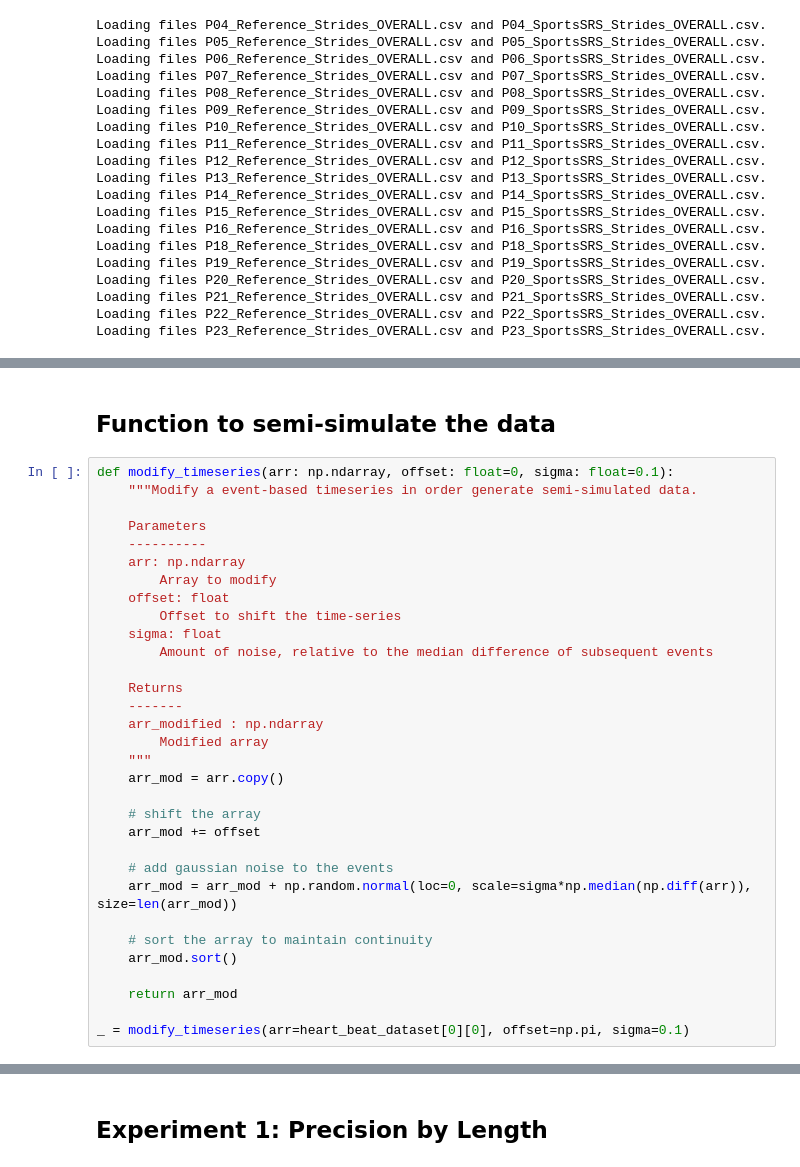
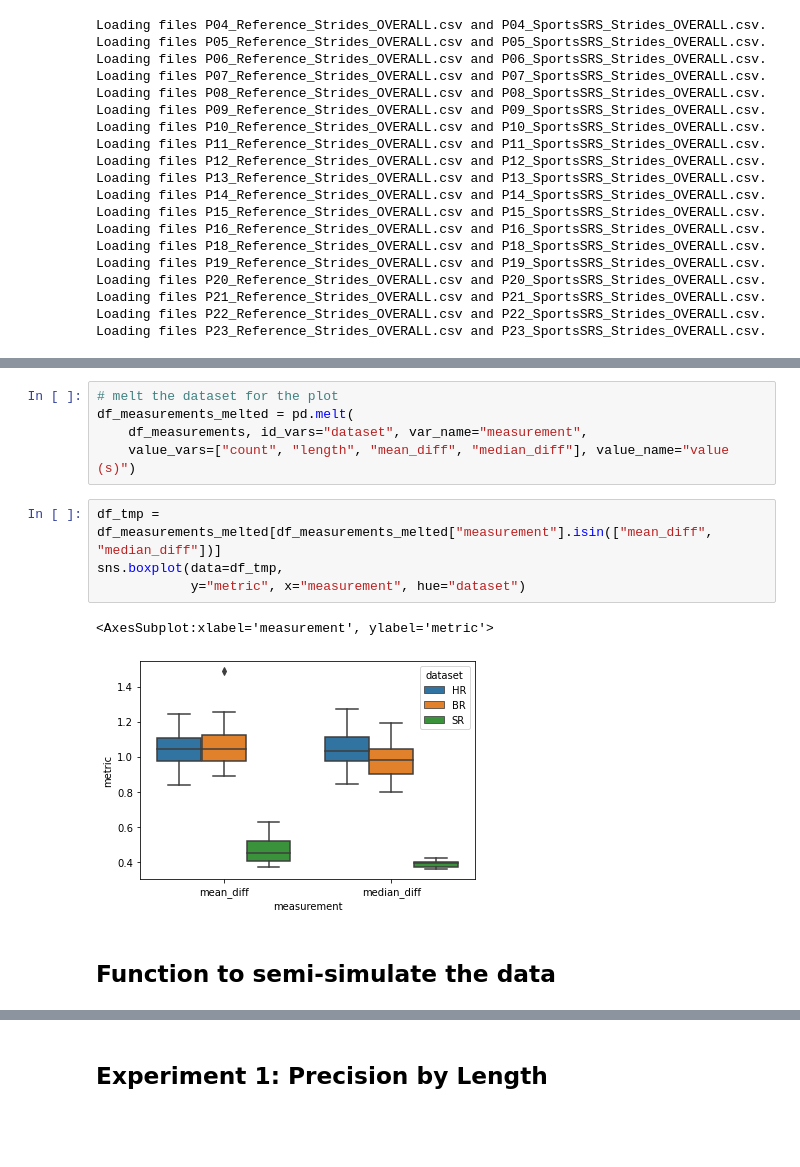
Before and after one commit to iot-salzburg/nearest-advocate, a Jupyter notebook: experiments/method_comparision_semisimulated.ipynb, the cells around one changed output, grey strips where cells are left out. Cells and saved outputs as stored; diff of their text form; blank space fills up the shorter version.

```diff
--- a/experiments/method_comparision_semisimulated.ipynb
+++ b/experiments/method_comparision_semisimulated.ipynb
@@ -270,34 +297,14 @@ Loading files P23_Reference_Strides_OVERALL.csv and P23_SportsSRS_Strides_OVERAL
+# %%
+# melt the dataset for the plot
+df_measurements_melted = pd.melt(
+    df_measurements, id_vars="dataset", var_name="measurement",
+    value_vars=["count", "length", "mean_diff", "median_diff"], value_name="value (s)")
+# %%
+df_tmp = df_measurements_melted[df_measurements_melted["measurement"].isin(["mean_diff", "median_diff"])]
+sns.boxplot(data=df_tmp,
+            y="metric", x="measurement", hue="dataset")
+# %% [output]
+<AxesSubplot:xlabel='measurement', ylabel='metric'>
+[figure, added]
 # %% [markdown]
 ## Function to semi-simulate the data
-# %%
-def modify_timeseries(arr: np.ndarray, offset: float=0, sigma: float=0.1):
-    """Modify a event-based timeseries in order generate semi-simulated data.
-
-    Parameters
-    ----------
-    arr: np.ndarray
-        Array to modify
-    offset: float
-        Offset to shift the time-series
-    sigma: float
-        Amount of noise, relative to the median difference of subsequent events
-
-    Returns
-    -------
-    arr_modified : np.ndarray
-        Modified array
-    """
-    arr_mod = arr.copy()
-
-    # shift the array
-    arr_mod += offset
-
-    # add gaussian noise to the events
-    arr_mod = arr_mod + np.random.normal(loc=0, scale=sigma*np.median(np.diff(arr)), size=len(arr_mod))
-
-    # sort the array to maintain continuity
-    arr_mod.sort()
-
-    return arr_mod
-
-_ = modify_timeseries(arr=heart_beat_dataset[0][0], offset=np.pi, sigma=0.1)
```
Also changed, not shown: parts of 33 cells of this notebook.
